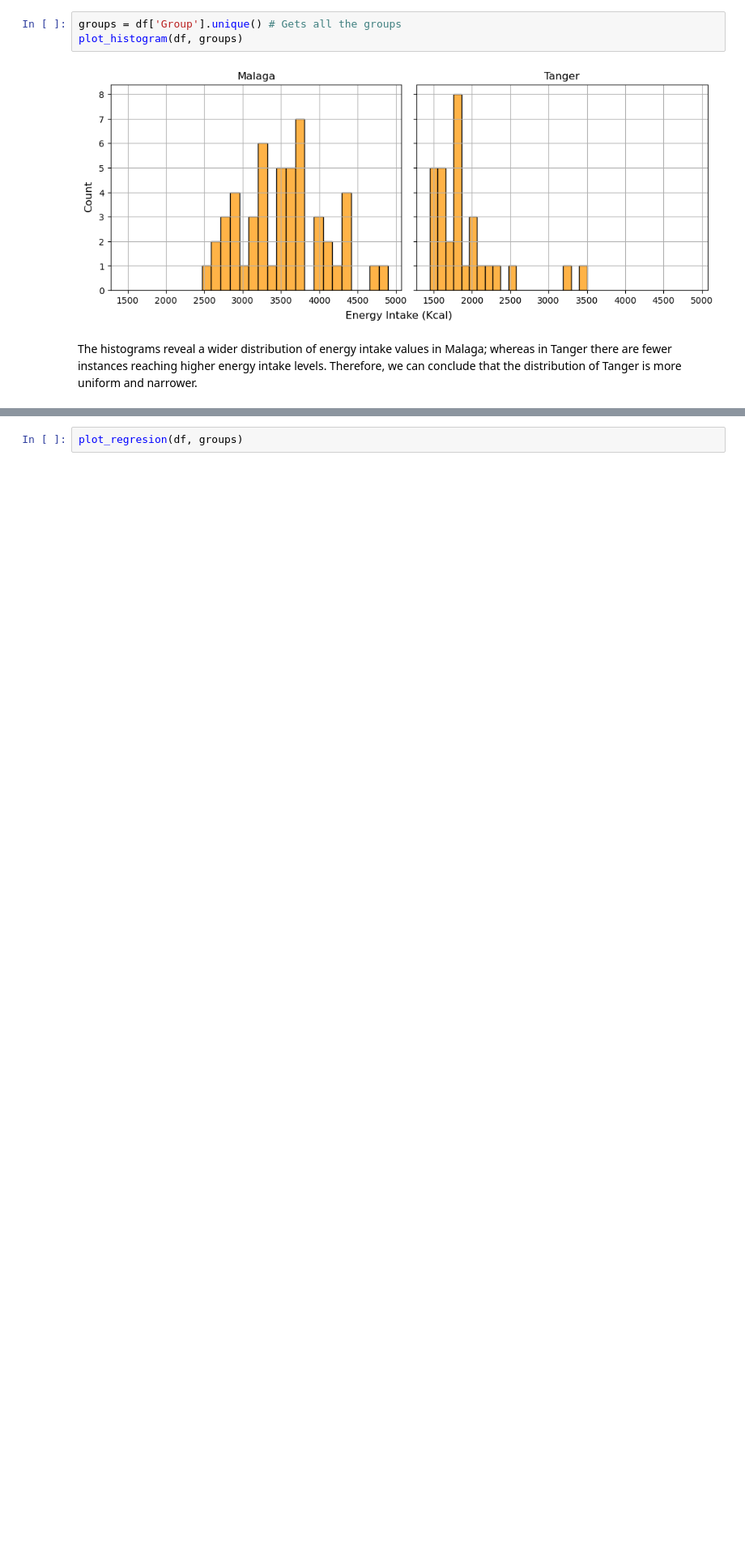
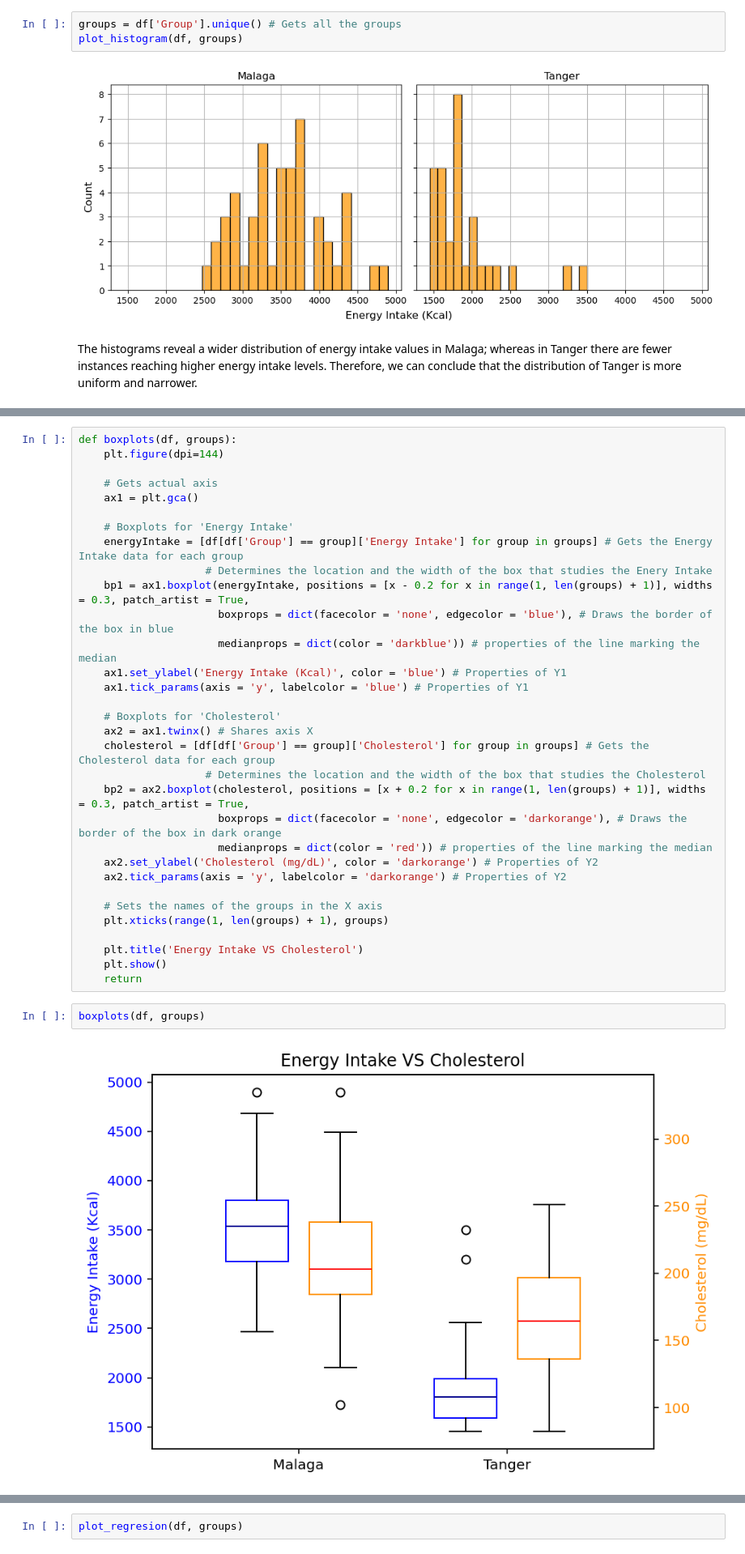
Before and after one commit to criss-bassu/Statistics_Trends, a Jupyter notebook: StatisticsAndTrends.ipynb, the cells around one changed output, grey strips where cells are left out. Shown: that part at 81% size. Cells and saved outputs as stored; diff of their text form; blank space fills up the shorter version.

```diff
--- a/StatisticsAndTrends.ipynb
+++ b/StatisticsAndTrends.ipynb
@@ -113 +101,37 @@ plot_consumo_box(df, groups)
+# %%
+def boxplots(df, groups):
+    plt.figure(dpi=144)
+
+    # Gets actual axis
+    ax1 = plt.gca()
+
+    # Boxplots for 'Energy Intake'
+    energyIntake = [df[df['Group'] == group]['Energy Intake'] for group in groups] # Gets the Energy Intake data for each group
+                    # Determines the location and the width of the box that studies the Enery Intake
+    bp1 = ax1.boxplot(energyIntake, positions = [x - 0.2 for x in range(1, len(groups) + 1)], widths = 0.3, patch_artist = True,
+                      boxprops = dict(facecolor = 'none', edgecolor = 'blue'), # Draws the border of the box in blue
+                      medianprops = dict(color = 'darkblue')) # properties of the line marking the median
+    ax1.set_ylabel('Energy Intake (Kcal)', color = 'blue') # Properties of Y1
+    ax1.tick_params(axis = 'y', labelcolor = 'blue') # Properties of Y1
+
+    # Boxplots for 'Cholesterol'
+    ax2 = ax1.twinx() # Shares axis X
+    cholesterol = [df[df['Group'] == group]['Cholesterol'] for group in groups] # Gets the Cholesterol data for each group
+                    # Determines the location and the width of the box that studies the Cholesterol
+    bp2 = ax2.boxplot(cholesterol, positions = [x + 0.2 for x in range(1, len(groups) + 1)], widths = 0.3, patch_artist = True,
+                      boxprops = dict(facecolor = 'none', edgecolor = 'darkorange'), # Draws the border of the box in dark orange
+                      medianprops = dict(color = 'red')) # properties of the line marking the median
+    ax2.set_ylabel('Cholesterol (mg/dL)', color = 'darkorange') # Properties of Y2
+    ax2.tick_params(axis = 'y', labelcolor = 'darkorange') # Properties of Y2
+
+    # Sets the names of the groups in the X axis
+    plt.xticks(range(1, len(groups) + 1), groups)
+
+    plt.title('Energy Intake VS Cholesterol')
+    plt.show()
+    return
+# %%
+boxplots(df, groups)
+# %% [output]
+[figure, added]
 # %% [markdown]
```
Also changed, not shown: parts of 17 cells of this notebook.
